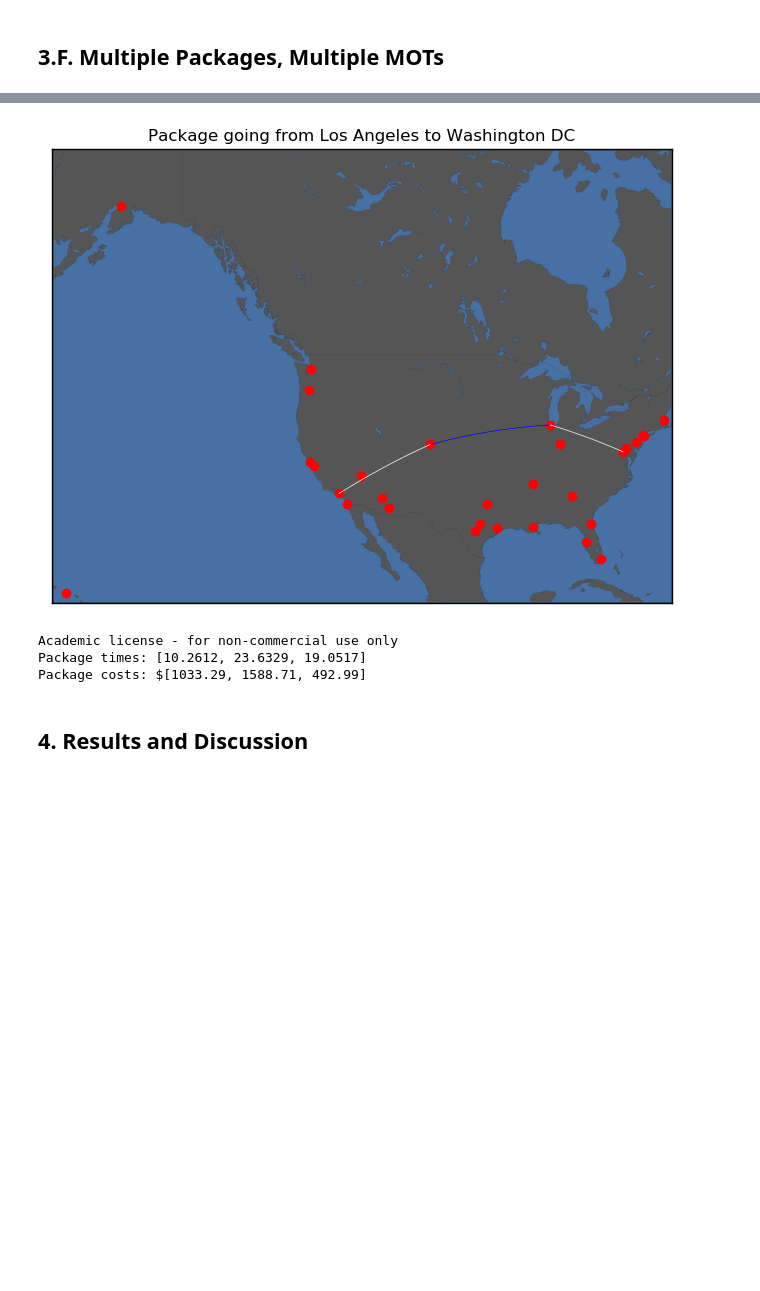
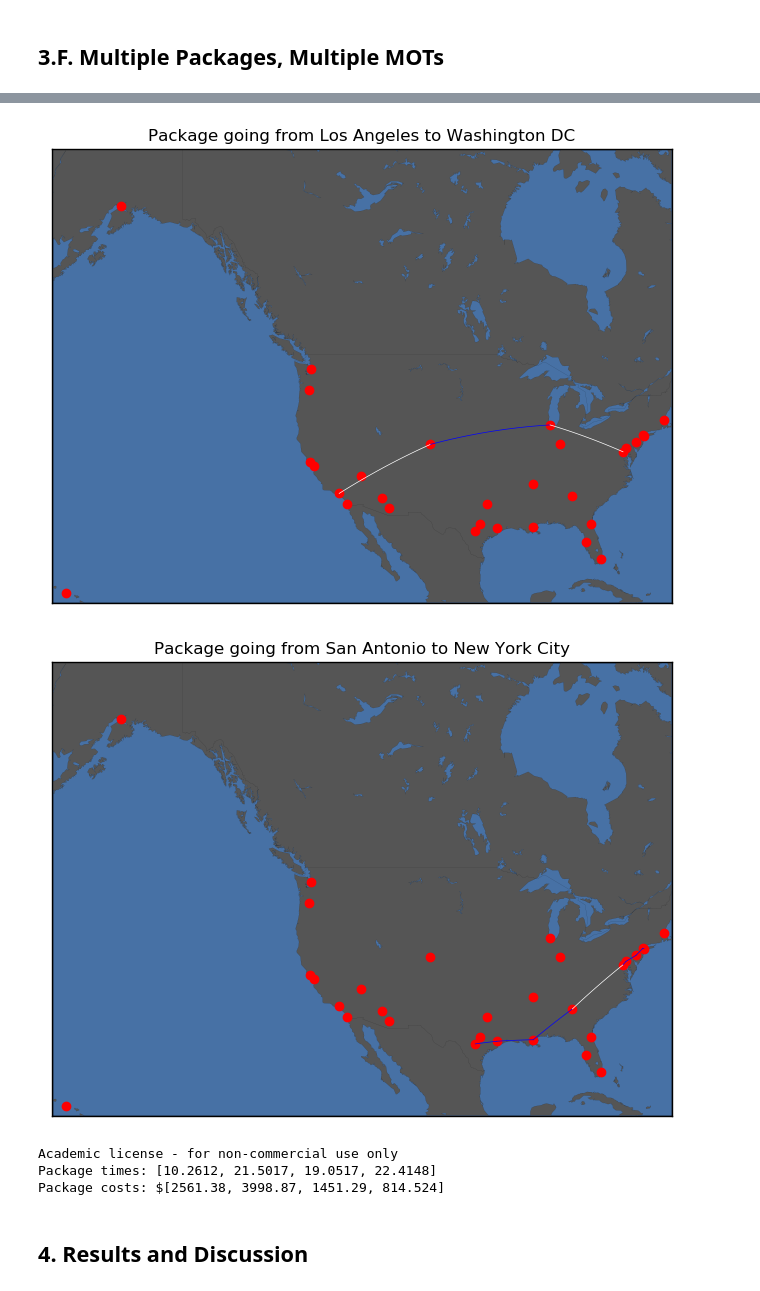
Before and after one commit to evandez/overnight-shipping, a Jupyter notebook: report.ipynb, the cells around one changed output, grey strips where cells are left out. Cells and saved outputs as stored; diff of their text form; code cells hidden in the pictures; blank space fills up the shorter version.

```diff
--- a/report.ipynb
+++ b/report.ipynb
@@ -675,38 +693,41 @@ function run_mpmm(mot_distances, pkgs, cities, time_limit, fixed_costs, speed, s
     # compute each packages cost by multiplying fixed_costs (unit: $/mi) and distances
     @expression(m, pkg_cost[i in 1:length(pkgs)],
         sum(combined_distances .* mpmm[i, :, :, :] .* fixed_costs_matrix))
 
     # minimize cost of all packages
     @objective(m, Min, sum(pkg_cost))
     status = solve(m)
     return getvalue(mpmm), getvalue(total_time), getvalue(pkg_cost)
 end
 
 pkgs = [
     ["Anchorage", "Chicago"],
     ["Honolulu", "New York City"],
-    ["Los Angeles", "Washington DC"]
+    ["Los Angeles", "Washington DC"],
+    ["San Antonio", "New York City"]
 ]
 
+mot_crew_pay = [0.3, 0.5, 0.27] # air, train, truck crew pay per mile
 mpg = [10.5, 413, 110] # air, train, truck ton-miles per gal
 fuel = [2.13, 3.1, 3.1] # air, train, truck $/gal. Pulled from EIA
-fixed_costs = fuel ./ mpg # air, train, truck $/mi based on fuel usage only
+fixed_costs = (fuel ./ mpg) + mot_crew_pay # air, train, truck $/mi based on fuel usage only
 speed = [550, 50, 75] # air, train, truck average mph
 
 mpmm, pkg_times, pkg_costs = run_mpmm(mot_distances, pkgs, cities,
     TIME_LIMIT, fixed_costs, speed, SORTING_TIME)
 
 println("Package times: ", pkg_times)
 println("Package costs: \$", pkg_costs)
 
 plot_mpmm(mpmm, pkgs, cities, latitudes, longitudes, MOT_COLORS)
 # %% [output]
 [figure]
 [figure]
 [figure]
+[figure, added]
 Academic license - for non-commercial use only
-Package times: [10.2612, 23.6329, 19.0517]
-Package costs: $[1033.29, 1588.71, 492.99]
+Package times: [10.2612, 21.5017, 19.0517, 22.4148]
+Package costs: $[2561.38, 3998.87, 1451.29, 814.524]
 # %% [markdown]
 ## 4. Results and Discussion ##
 # %% [markdown]
```
Also changed, not shown: parts of 6 cells of this notebook.
